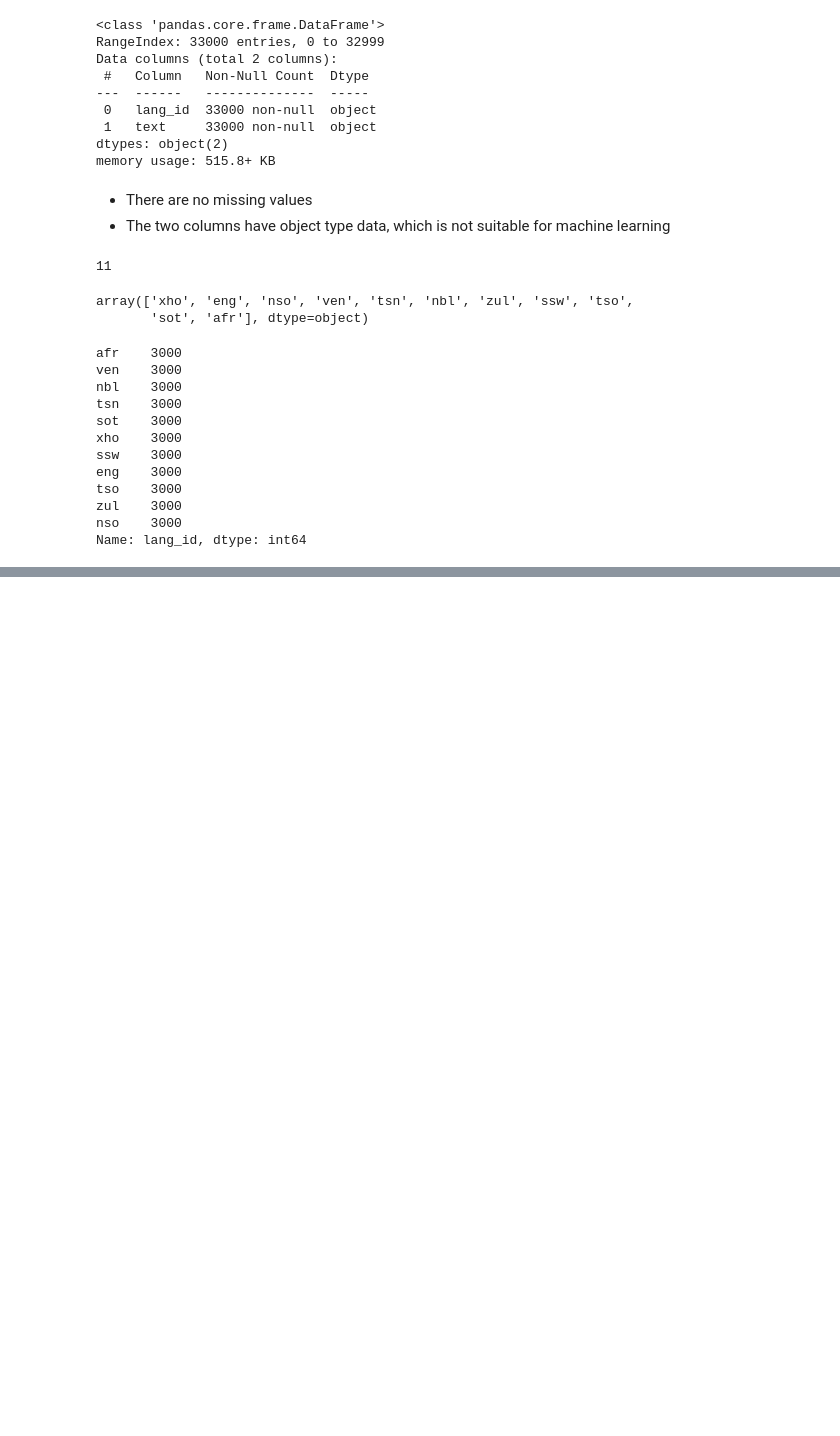
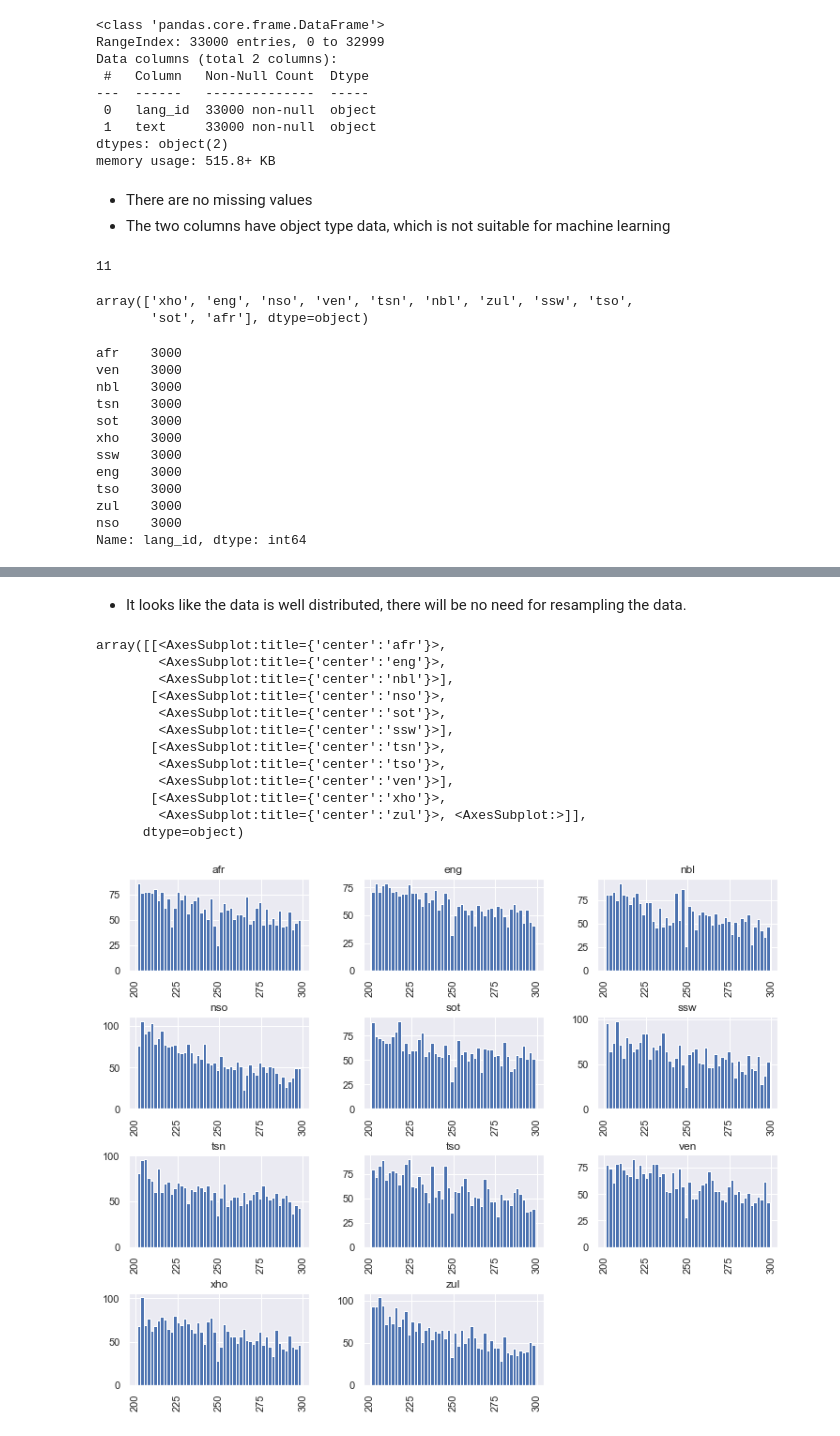
Before and after one commit to christinah426/Advanced_classification_Hackathon, a Jupyter notebook: JUL2021_Christinah_Chokwe.ipynb, the cells around one changed output, grey strips where cells are left out. Saved outputs shown, nothing was run; the diff lists cells and outputs as text; code cells hidden in the pictures; blank space fills up the shorter version.

```diff
--- a/JUL2021_Christinah_Chokwe.ipynb
+++ b/JUL2021_Christinah_Chokwe.ipynb
@@ -98,0 +103,20 @@ NameError: name 'sns' is not defined
+# %% [markdown]
+* It looks like the data is well distributed, there will be no need for resampling the data.
+# %%
+df_copy = df
+df_copy['len_df'] = df_copy['text'].apply(len)
+df_copy.hist(column='len_df', by = 'lang_id', bins = 50, figsize = (12,10))
+# %% [output]
+array([[<AxesSubplot:title={'center':'afr'}>,
+        <AxesSubplot:title={'center':'eng'}>,
+        <AxesSubplot:title={'center':'nbl'}>],
+       [<AxesSubplot:title={'center':'nso'}>,
+        <AxesSubplot:title={'center':'sot'}>,
+        <AxesSubplot:title={'center':'ssw'}>],
+       [<AxesSubplot:title={'center':'tsn'}>,
+        <AxesSubplot:title={'center':'tso'}>,
+        <AxesSubplot:title={'center':'ven'}>],
+       [<AxesSubplot:title={'center':'xho'}>,
+        <AxesSubplot:title={'center':'zul'}>, <AxesSubplot:>]],
+      dtype=object)
+[figure, added]
```
Also changed, not shown: parts of 24 cells of this notebook.
